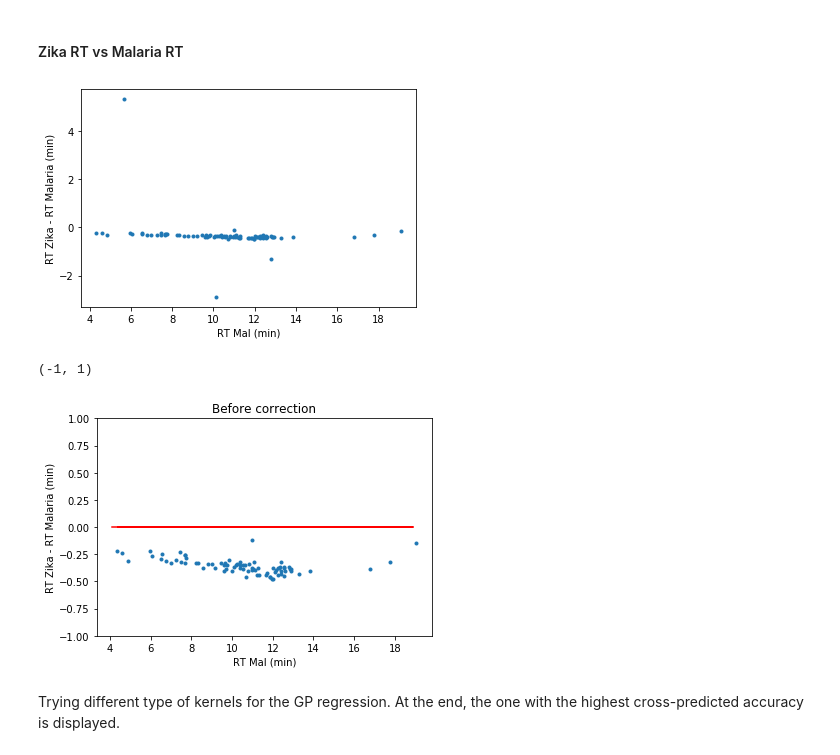
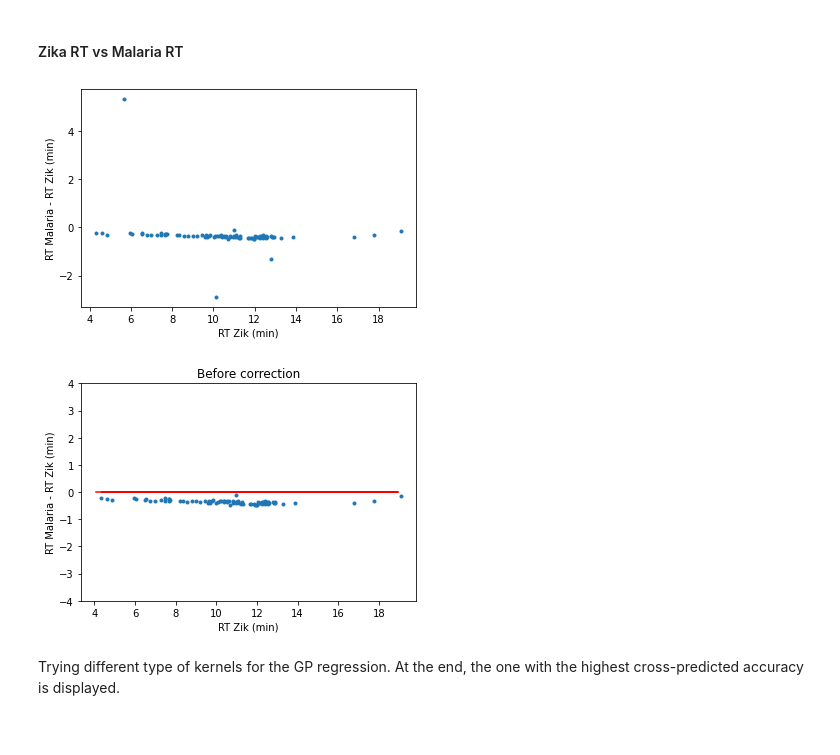
Before and after one commit to sdrogers/pymzm, a Jupyter notebook: AnaMariaNotebooks/GPRegressionRT.ipynb, the cells around one changed output. Drawn from its saved outputs; the diff is of its cells as text; code cells hidden in the pictures.

```diff
--- a/AnaMariaNotebooks/GPRegressionRT.ipynb
+++ b/AnaMariaNotebooks/GPRegressionRT.ipynb
@@ -76,27 +68,12 @@ with open(osp+'pymz/mzmine/std_matches.txt', 'rb') as file:
 # %%
 from metab_utils import get_rts_between_datasets
 mal_1_rt, zik_1_rt, mal1_zik1_diff = get_rts_between_datasets('mal', 'zik', matches)
-# %%
-from metab_utils import return_data_with_no_outliers
-
-plt.plot(np.array(mal_1_rt), np.array(zik_1_rt)-np.array(mal_1_rt), '.')
-plt.xlabel('RT Mal (min)')
-plt.ylabel('RT Zika - RT Malaria (min)')
-#plt.ylim(-200,200)
-plt.show()
-
-mal_1_rt_mod, zik_1_rt_mod = return_data_with_no_outliers(mal_1_rt, zik_1_rt, mal1_zik1_diff, 1.4)
-
-plt.plot(mal_1_rt_mod,zik_1_rt_mod-mal_1_rt_mod , '.')
-plt.plot(zik_1_rt_mod[:,None], zik_1_rt_mod[:,None] - zik_1_rt_mod[:,None], 'r')
-plt.xlabel('RT Mal (min)')
-plt.ylabel('RT Zika - RT Malaria (min)')
-plt.title('Before correction')
-plt.ylim(-1,1)
-# %% [output]
-[figure, removed]
-(-1, 1)
-[figure, removed]
+# %%
+from metab_utils import plot_and_get_values_for_regression
+zik_1_rt_mod, mal_1_rt_mod = plot_and_get_values_for_regression(zik_1_rt,'Zik',mal_1_rt,'Malaria',  mal1_zik1_diff, ml = False, zscore = 1.4)
+# %% [output]
+[figure, added]
+[figure, added]
 # %% [markdown]
 Trying different type of kernels for the GP regression. At the end, the one with the highest cross-predicted accuracy is displayed.
 # %%
```
Also changed, not shown: parts of 35 cells of this notebook.
